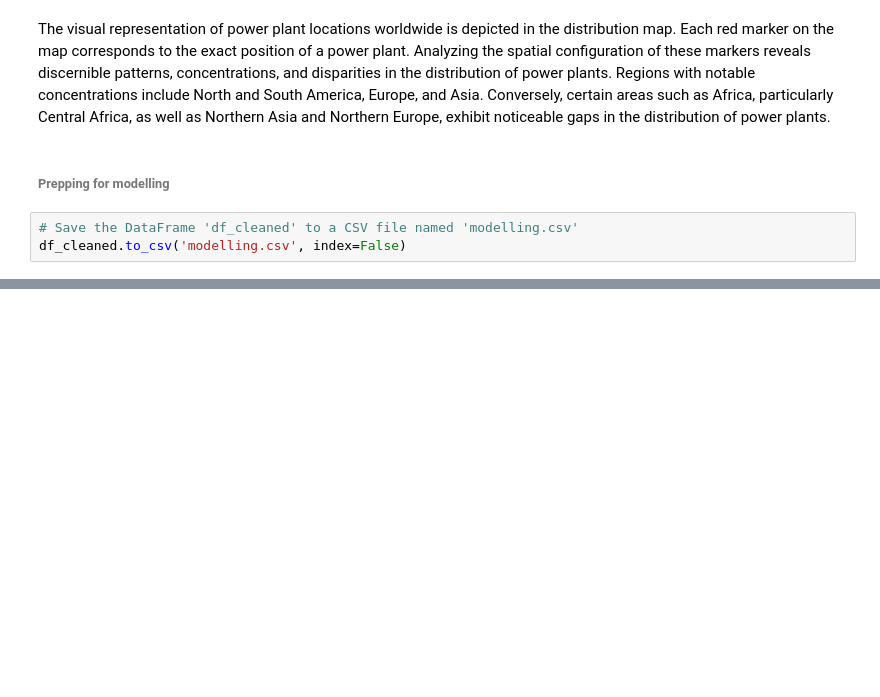
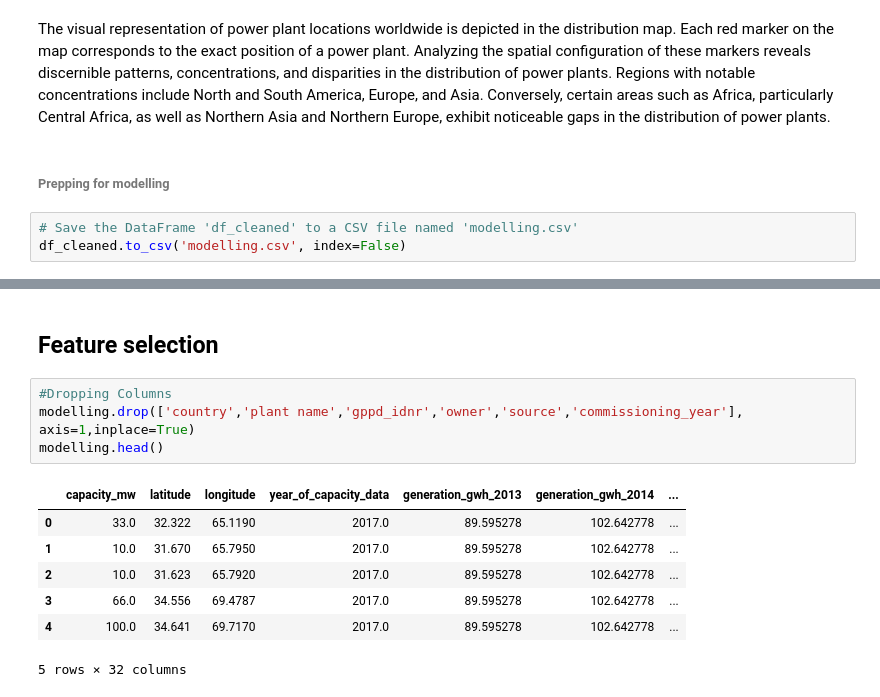
Before and after one commit to marttech26/GLOBAL-POWER-ANALYSIS, a Jupyter notebook: globalpowerplant.ipynb, the cells around one changed output, grey strips where cells are left out. Drawn from its saved outputs; the diff is of its cells as text; blank space fills up the shorter version.

```diff
--- a/globalpowerplant.ipynb
+++ b/globalpowerplant.ipynb
@@ -559,0 +589,14 @@ df_cleaned.to_csv('modelling.csv', index=False)
+# %% [markdown]
+## Feature selection
+# %%
+#Dropping Columns
+modelling.drop(['country','plant name','gppd_idnr','owner','source','commissioning_year'], axis=1,inplace=True)
+modelling.head()
+# %% [output]
+|  | capacity_mw | latitude | longitude | year_of_capacity_data | generation_gwh_2013 | generation_gwh_2014 | ... |
+| 0 | 33.0 | 32.322 | 65.1190 | 2017.0 | 89.595278 | 102.642778 | ... |
+| 1 | 10.0 | 31.670 | 65.7950 | 2017.0 | 89.595278 | 102.642778 | ... |
+| 2 | 10.0 | 31.623 | 65.7920 | 2017.0 | 89.595278 | 102.642778 | ... |
+| 3 | 66.0 | 34.556 | 69.4787 | 2017.0 | 89.595278 | 102.642778 | ... |
+| 4 | 100.0 | 34.641 | 69.7170 | 2017.0 | 89.595278 | 102.642778 | ... |
+5 rows × 32 columns
```
Also changed, not shown: parts of 21 cells of this notebook.
